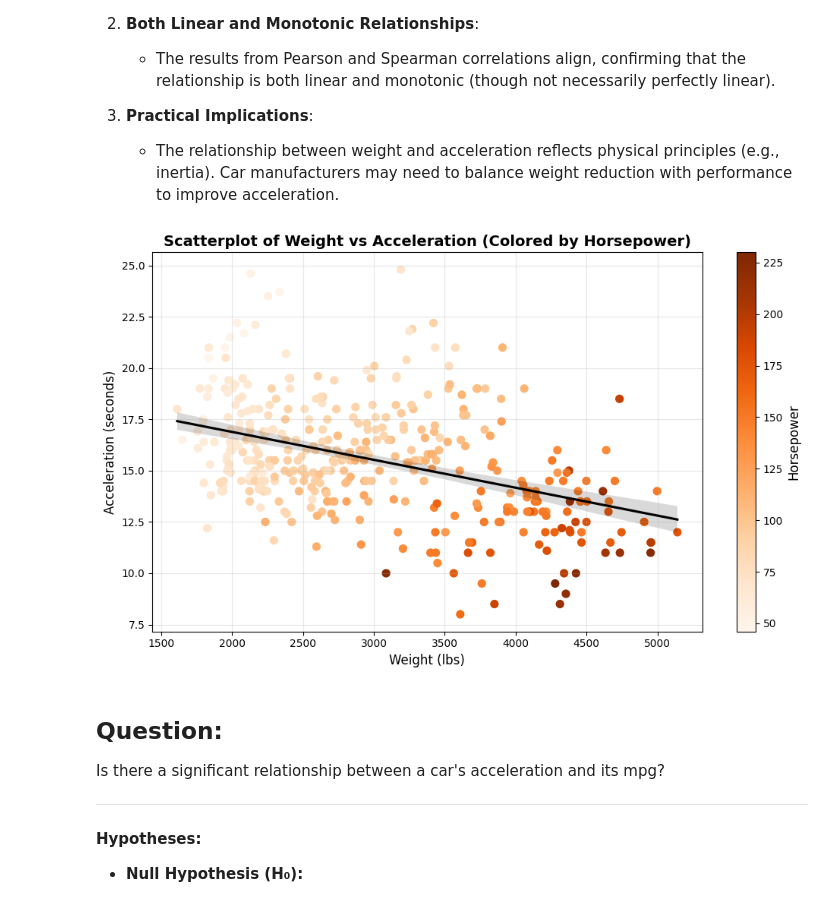
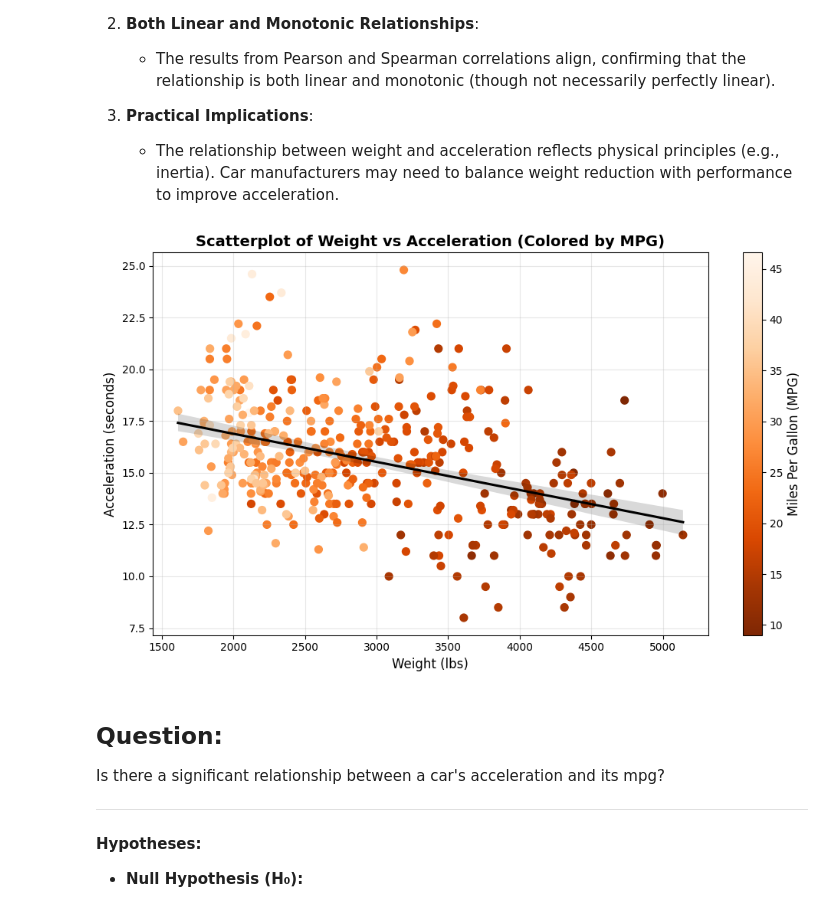
Before and after one commit to micah-shull/Statistics-Data-Analysis-Visualizations, a Jupyter notebook: Statistics_31_hypothesis_testing_cars_weight_origin.ipynb, the cells around one changed output. Cells and saved outputs as stored; diff of their text form; code cells hidden in the pictures.

Commit message:
Update scatterplot

```diff
--- a/Statistics_31_hypothesis_testing_cars_weight_origin.ipynb
+++ b/Statistics_31_hypothesis_testing_cars_weight_origin.ipynb
@@ -298,33 +298,36 @@ Reject the Null Hypothesis: There is a significant monotonic relationship betwee
 # %%
 # Create a scatterplot with color scale
 plt.figure(figsize=(10, 6))
 scatter = plt.scatter(
     x=cars_clean['weight'],
     y=cars_clean['acceleration'],
-    c=cars_clean['horsepower'],  # Color scale based on horsepower
-    cmap='Oranges', s=50 # edgecolor='k',  Color map
+    c=cars_clean['mpg'],  # Color scale based on mpg
+    cmap='Oranges_r',      # Choose an appropriate colormap
+    s=50,                 # Point size
+    # alpha=0.7,            # Transparency for better readability
+    # edgecolor='k'         # Optional: black edges for points
 )
 
 # Add the regression line
 sns.regplot(
     data=cars_clean, x='weight', y='acceleration', scatter=False, line_kws={'color': 'k'}
 )
 
 # Add colorbar
 cbar = plt.colorbar(scatter)
-cbar.set_label('Horsepower', fontsize=12)
+cbar.set_label('Miles Per Gallon (MPG)', fontsize=12)
 
 # Add titles and labels
-plt.title('Scatterplot of Weight vs Acceleration (Colored by Horsepower)', fontsize=14, weight='bold')
+plt.title('Scatterplot of Weight vs Acceleration (Colored by MPG)', fontsize=14, weight='bold')
 plt.xlabel('Weight (lbs)', fontsize=12)
 plt.ylabel('Acceleration (seconds)', fontsize=12)
 plt.grid(alpha=0.3)
 
 # Show the plot
 plt.tight_layout()
 plt.show()
 # %% [output]
-[figure, old version]
+[figure, new version]
 # %% [markdown]
 ## **Question**:
 Is there a significant relationship between a car's acceleration and its mpg?
```
